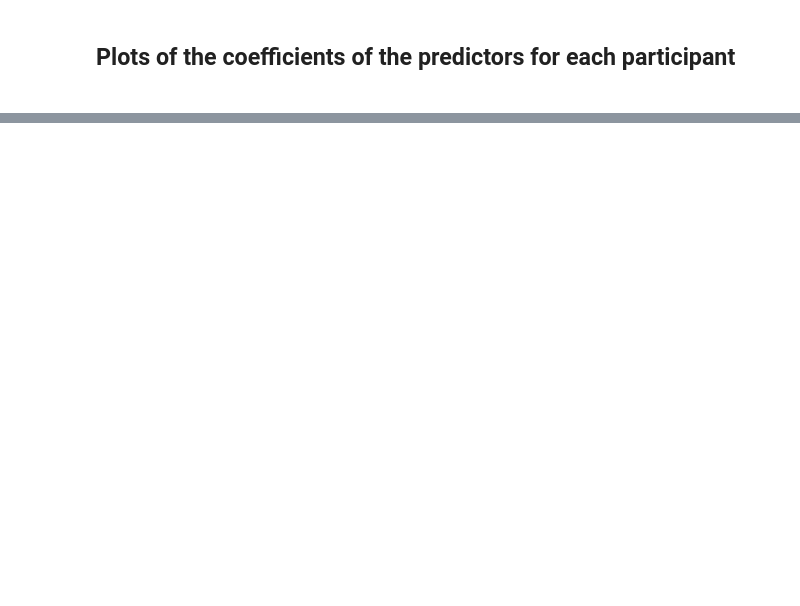
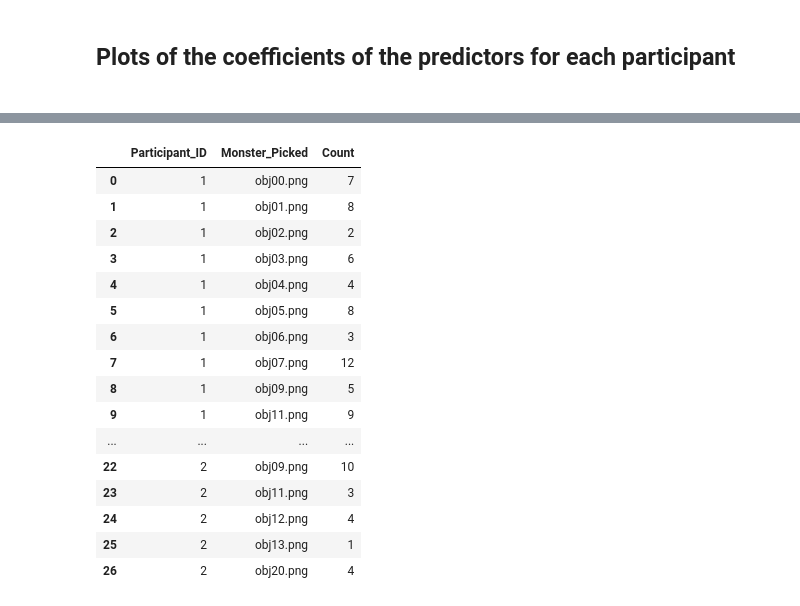
Before and after one commit to Christumas/Cognitive_Maps_Monsters_DataAnalysisCode, a Jupyter notebook: Plots.ipynb, the cells around one changed output, grey strips where cells are left out. Saved outputs shown, nothing was run; the diff lists cells and outputs as text; code cells hidden in the pictures; blank space fills up the shorter version.

```diff
--- a/Plots.ipynb
+++ b/Plots.ipynb
@@ -74,0 +78,60 @@ Name: Predictors, dtype: object
+# %%
+#define the image paths for later annotation of the monster images on the plot
+imagesPath = 'C:\Master Biosciences\Hiwi Job Heidelberg\monsters'
+imagesList = [image for image in os.listdir(imagesPath) if image.endswith('.png')]
+
+folder = os.listdir('Prolific_Results')
+n_participants = len(folder)
+
+combined_df = pd.DataFrame([])
+
+for index, file_name in enumerate(folder):
+    data = pd.read_csv(f'Prolific_Results/{file_name}')
+
+    colstodrop = ['stimulus', 'url','success','plugin_version','view_history','sort_criteria', 'init_locations',
+                  'final_locations', 'question_order','moves']
+
+    firstBlock = data.loc[(data['trial_index'] >= 4) & (data['trial_index'] <=94)]
+    firstBlock = firstBlock.drop(colstodrop, axis=1)
+
+    #add participant ID for grouping purposes
+
+    #create a new column which will store the monster chosen by participant
+    insert_position = firstBlock.columns.get_loc('rightstim') + 1 #i want the chosen monster column to be inserted after the rightstim column
+    firstBlock.insert(insert_position, 'Monster_Picked', 0) #named it to Monster_Picked to avoid confusion with the Chosen_Monster column with 1s and 0s
+    firstBlock.insert(index, 'Participant_ID', index + 1)
+
+    #assign the value of the chosen monster based off the key press
+    firstBlock.loc[firstBlock['response'] == "ArrowRight", 'Monster_Picked'] = firstBlock['rightstim']
+    firstBlock.loc[firstBlock['response'] == "ArrowLeft", 'Monster_Picked'] = firstBlock['leftstim']
+
+    #the combined df will hold all the data for all the participants
+    combined_df = pd.concat([combined_df,firstBlock], ignore_index=True)
+
+
+#For plotting we need to :
+#Find the counts of the chosen monsters
+monster_counts = combined_df.groupby(['Participant_ID','Monster_Picked']).size().reset_index(name='Count')
+
+#get the means and std for the monsters
+aggregated_data = monster_counts.groupby(['Monster_Picked'])['Count'].agg(['mean','std','count']).reset_index()
+# %%
+monster_counts
+# %% [output]
+|  | Participant_ID | Monster_Picked | Count |
+| 0 | 1 | obj00.png | 7 |
+| 1 | 1 | obj01.png | 8 |
+| 2 | 1 | obj02.png | 2 |
+| 3 | 1 | obj03.png | 6 |
+| 4 | 1 | obj04.png | 4 |
+| 5 | 1 | obj05.png | 8 |
+| 6 | 1 | obj06.png | 3 |
+| 7 | 1 | obj07.png | 12 |
+| 8 | 1 | obj09.png | 5 |
+| 9 | 1 | obj11.png | 9 |
+| ... | ... | ... | ... |
+| 22 | 2 | obj09.png | 10 |
+| 23 | 2 | obj11.png | 3 |
+| 24 | 2 | obj12.png | 4 |
+| 25 | 2 | obj13.png | 1 |
+| 26 | 2 | obj20.png | 4 |
```
Also changed, not shown: parts of 6 cells of this notebook.
